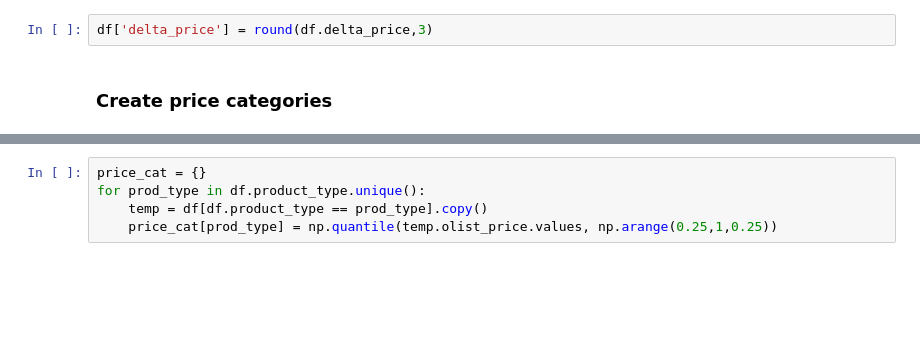
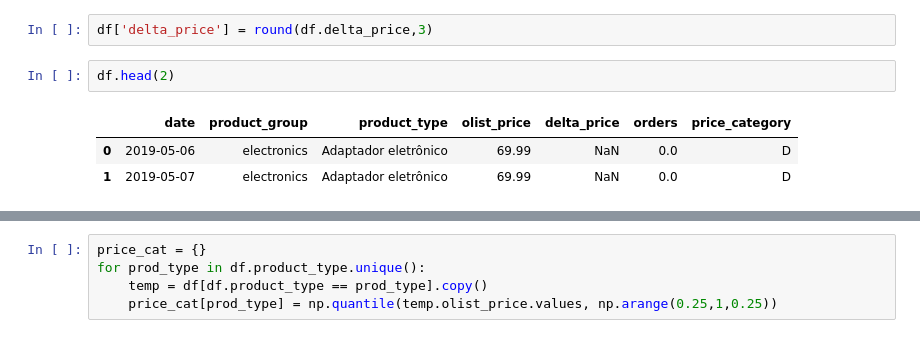
Before and after one commit to ds4a-team4/dynamic-pricing, a Jupyter notebook: models/bottom-up.ipynb, the cells around one changed output, grey strips where cells are left out. Drawn from its saved outputs; the diff is of its cells as text; blank space fills up the shorter version.

```diff
--- a/models/bottom-up.ipynb
+++ b/models/bottom-up.ipynb
@@ -19,5 +29,9 @@ df = data[['date', 'product_group','product_type', 'olist_price','delta_price',
 df['olist_price'] = round(df.olist_price,2)
 # %%
 df['delta_price'] = round(df.delta_price,3)
-# %% [markdown]
-### Create price categories
+# %%
+df.head(2)
+# %% [output]
+|  | date | product_group | product_type | olist_price | delta_price | orders | price_category |
+| 0 | 2019-05-06 | electronics | Adaptador eletrônico | 69.99 | NaN | 0.0 | D |
+| 1 | 2019-05-07 | electronics | Adaptador eletrônico | 69.99 | NaN | 0.0 | D |
```
Also changed, not shown: parts of 12 cells of this notebook.
